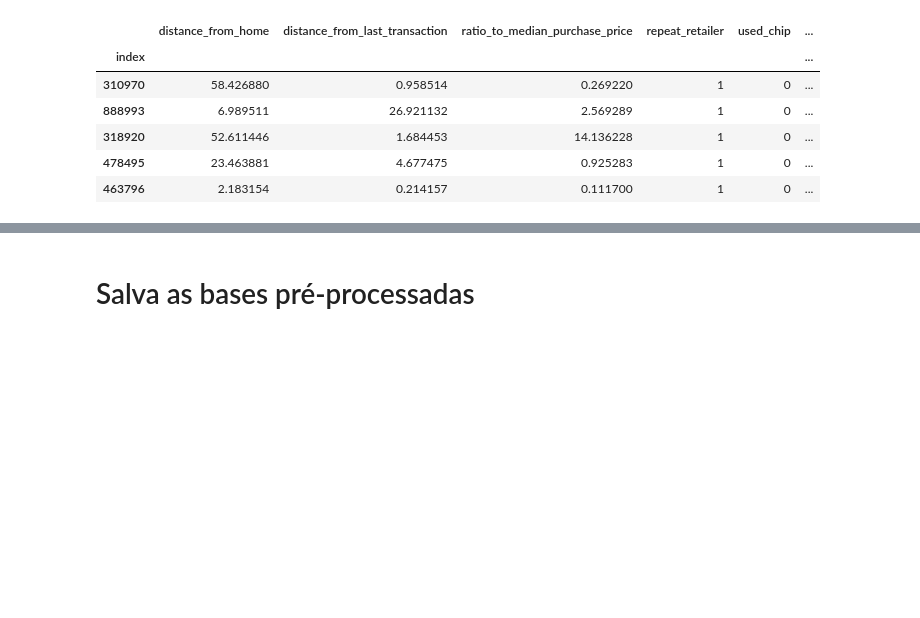
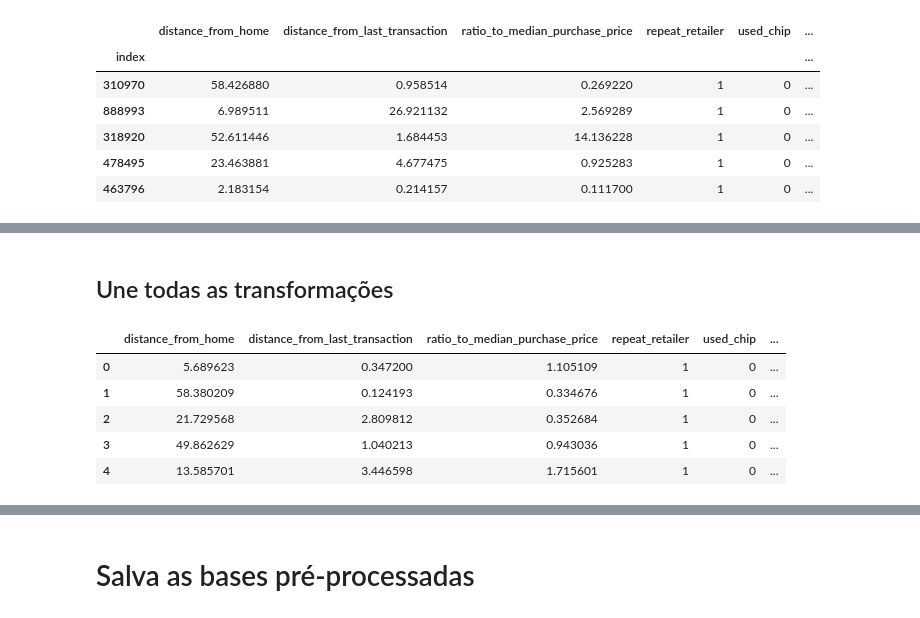
Before and after one commit to HugoCalegari/Estudo_Fraude_CC, a Jupyter notebook: vFraude_CC/3.Pre_processamento/1.Pre_processa_dados.ipynb, the cells around one changed output, grey strips where cells are left out. Cells and saved outputs as stored; diff of their text form; code cells hidden in the pictures; blank space fills up the shorter version.

```diff
--- a/vFraude_CC/3.Pre_processamento/1.Pre_processa_dados.ipynb
+++ b/vFraude_CC/3.Pre_processamento/1.Pre_processa_dados.ipynb
@@ -68,0 +101,12 @@ val.head()
+# %% [markdown]
+## Une todas as transformações
+# %%
+treino = pd.concat([treino.reset_index(drop=True),df_num_treino], axis=1)
+treino.head()
+# %% [output]
+|  | distance_from_home | distance_from_last_transaction | ratio_to_median_purchase_price | repeat_retailer | used_chip | ... |
+| 0 | 5.689623 | 0.347200 | 1.105109 | 1 | 0 | ... |
+| 1 | 58.380209 | 0.124193 | 0.334676 | 1 | 0 | ... |
+| 2 | 21.729568 | 2.809812 | 0.352684 | 1 | 0 | ... |
+| 3 | 49.862629 | 1.040213 | 0.943036 | 1 | 0 | ... |
+| 4 | 13.585701 | 3.446598 | 1.715601 | 1 | 0 | ... |
```
Also changed, not shown: parts of 9 cells of this notebook.
